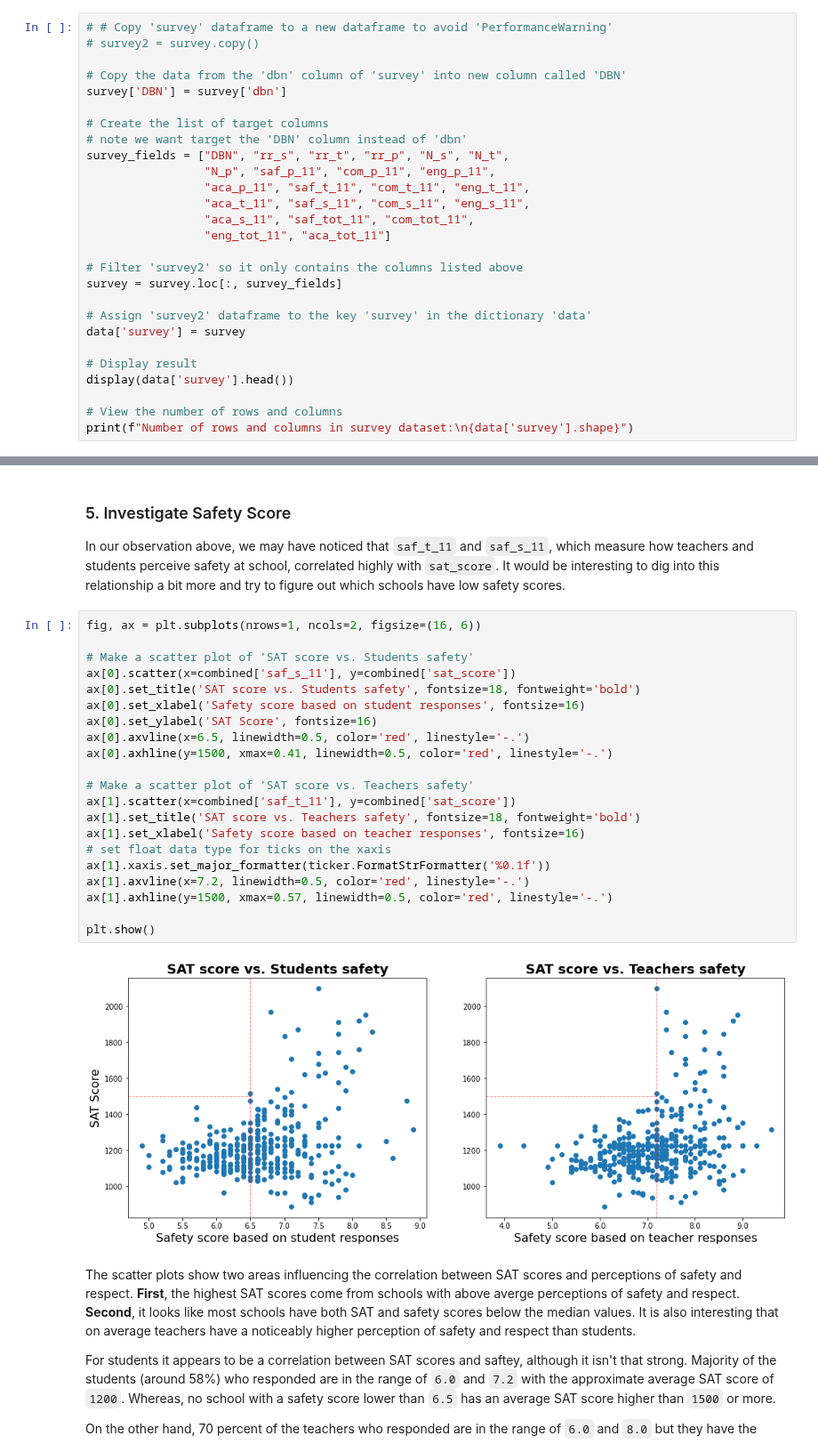
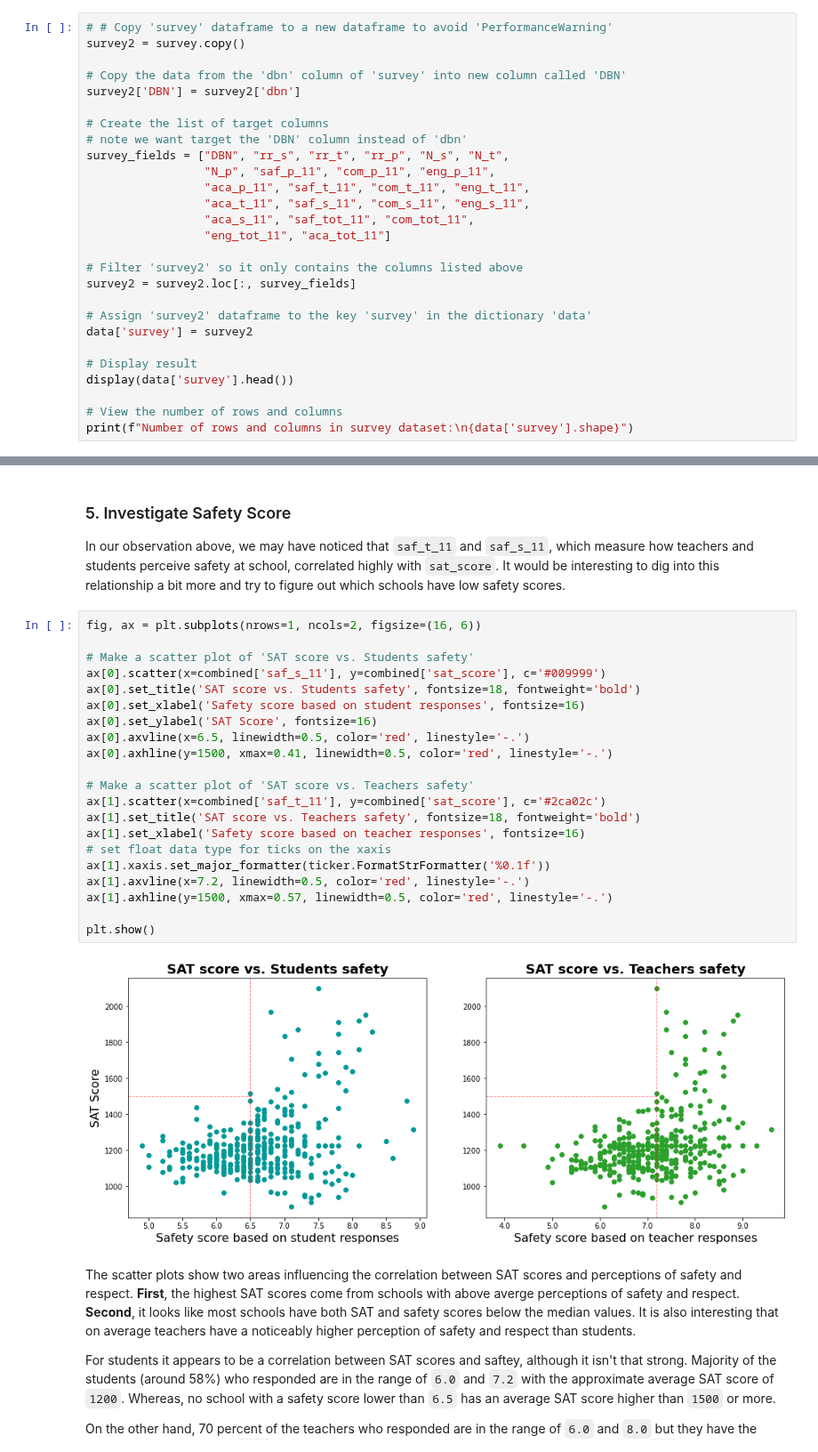
Before and after one commit to MuhammadAwon/datascience-projects, a Jupyter notebook: Projects/analyzing-nyc-high-school-data/analyzing-nyc-high-school.ipynb, the cells around one changed output, grey strips where cells are left out. Shown at 89% size. Drawn from its saved outputs; the diff is of its cells as text.

```diff
--- a/Projects/analyzing-nyc-high-school-data/analyzing-nyc-high-school.ipynb
+++ b/Projects/analyzing-nyc-high-school-data/analyzing-nyc-high-school.ipynb
@@ -212,10 +212,10 @@ These columns give us aggregate survey data about how parents, teachers, and stu
 Before we filter columns out, we'll want to copy the data from the `dbn` column into a new column called `DBN`.
 # %%
 # # Copy 'survey' dataframe to a new dataframe to avoid 'PerformanceWarning'
-# survey2 = survey.copy()
+survey2 = survey.copy()
 
 # Copy the data from the 'dbn' column of 'survey' into new column called 'DBN'
-survey['DBN'] = survey['dbn']
+survey2['DBN'] = survey2['dbn']
 
 # Create the list of target columns
 # note we want target the 'DBN' column instead of 'dbn'
@@ -227,10 +227,10 @@ survey_fields = ["DBN", "rr_s", "rr_t", "rr_p", "N_s", "N_t",
                  "eng_tot_11", "aca_tot_11"]
 
 # Filter 'survey2' so it only contains the columns listed above
-survey = survey.loc[:, survey_fields]
+survey2 = survey2.loc[:, survey_fields]
 
 # Assign 'survey2' dataframe to the key 'survey' in the dictionary 'data'
-data['survey'] = survey
+data['survey'] = survey2
 
 # Display result
 display(data['survey'].head())
@@ -1297,26 +1299,26 @@ In our observation above, we may have noticed that `saf_t_11` and `saf_s_11`, wh
 # %%
 fig, ax = plt.subplots(nrows=1, ncols=2, figsize=(16, 6))
 
 # Make a scatter plot of 'SAT score vs. Students safety'
-ax[0].scatter(x=combined['saf_s_11'], y=combined['sat_score'])
+ax[0].scatter(x=combined['saf_s_11'], y=combined['sat_score'], c='#009999')
 ax[0].set_title('SAT score vs. Students safety', fontsize=18, fontweight='bold')
 ax[0].set_xlabel('Safety score based on student responses', fontsize=16)
 ax[0].set_ylabel('SAT Score', fontsize=16)
 ax[0].axvline(x=6.5, linewidth=0.5, color='red', linestyle='-.')
 ax[0].axhline(y=1500, xmax=0.41, linewidth=0.5, color='red', linestyle='-.')
 
 # Make a scatter plot of 'SAT score vs. Teachers safety'
-ax[1].scatter(x=combined['saf_t_11'], y=combined['sat_score'])
+ax[1].scatter(x=combined['saf_t_11'], y=combined['sat_score'], c='#2ca02c')
 ax[1].set_title('SAT score vs. Teachers safety', fontsize=18, fontweight='bold')
 ax[1].set_xlabel('Safety score based on teacher responses', fontsize=16)
 # set float data type for ticks on the xaxis
 ax[1].xaxis.set_major_formatter(ticker.FormatStrFormatter('%0.1f'))
 ax[1].axvline(x=7.2, linewidth=0.5, color='red', linestyle='-.')
 ax[1].axhline(y=1500, xmax=0.57, linewidth=0.5, color='red', linestyle='-.')
 
 plt.show()
 # %% [output]
-[figure, old version]
+[figure, new version]
 # %% [markdown]
 The scatter plots show two areas influencing the correlation between SAT scores and perceptions of safety and respect. **First**, the highest SAT scores come from schools with above averge perceptions of safety and respect. **Second**, it looks like most schools have both SAT and safety scores below the median values. It is also interesting that on average teachers have a noticeably higher perception of safety and respect than students.
 
```
Also changed, not shown: parts of 29 cells of this notebook, 1 other file.
